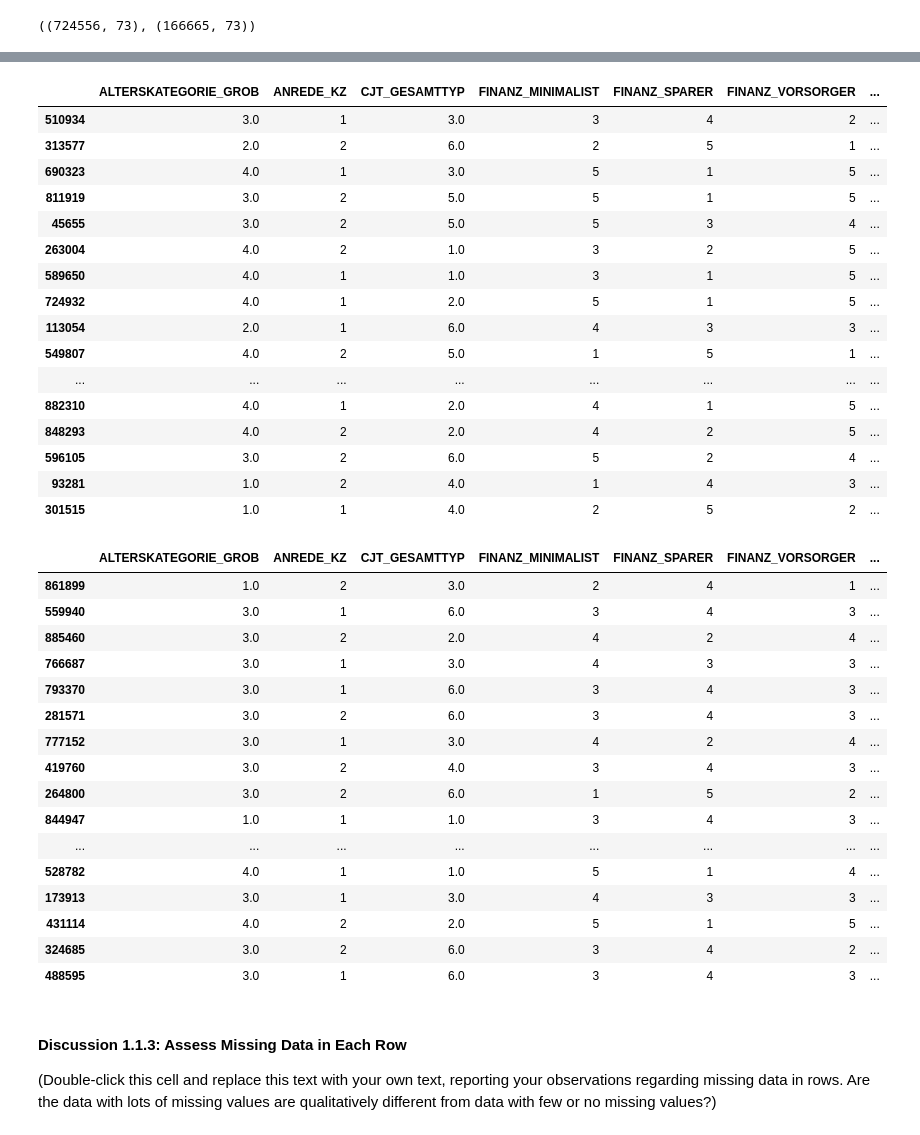
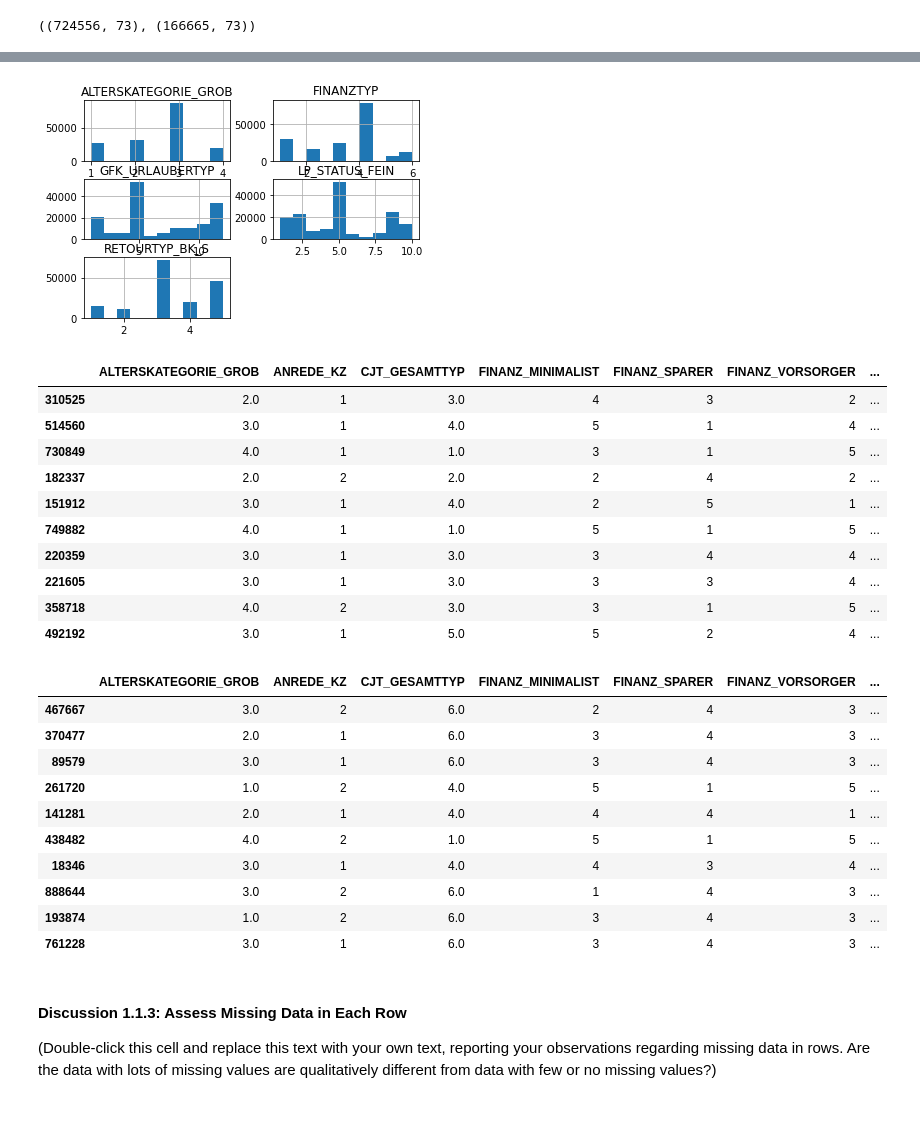
Before and after one commit to GaryLBentley/identify_customer_segments, a Jupyter notebook: Identify_Customer_Segments.ipynb, the cells around one changed output, grey strips where cells are left out. Drawn from its saved outputs; the diff is of its cells as text; code cells hidden in the pictures.

Commit message:
side-by-side plots created

```diff
--- a/Identify_Customer_Segments.ipynb
+++ b/Identify_Customer_Segments.ipynb
@@ -323,46 +340,38 @@ df_more_five[['HEALTH_TYP', 'LP_LEBENSPHASE_FEIN','LP_LEBENSPHASE_GROB','KKK','R
+# %%
+df_more_five[['ALTERSKATEGORIE_GROB', 'FINANZTYP','GFK_URLAUBERTYP','LP_STATUS_FEIN','RETOURTYP_BK_S']].hist();
+# %% [output]
+[figure, added]
 # %%
 # Compare the distribution of values for at least five columns where there are
 # no or few missing values, between the two subsets.
 
-df_less_five.sample(20)
+df_less_five.sample(10)
 # %% [output]
 |  | ALTERSKATEGORIE_GROB | ANREDE_KZ | CJT_GESAMTTYP | FINANZ_MINIMALIST | FINANZ_SPARER | FINANZ_VORSORGER | ... |
-| 510934 | 3.0 | 1 | 3.0 | 3 | 4 | 2 | ... |
-| 313577 | 2.0 | 2 | 6.0 | 2 | 5 | 1 | ... |
-| 690323 | 4.0 | 1 | 3.0 | 5 | 1 | 5 | ... |
-| 811919 | 3.0 | 2 | 5.0 | 5 | 1 | 5 | ... |
-| 45655 | 3.0 | 2 | 5.0 | 5 | 3 | 4 | ... |
-| 263004 | 4.0 | 2 | 1.0 | 3 | 2 | 5 | ... |
-| 589650 | 4.0 | 1 | 1.0 | 3 | 1 | 5 | ... |
-| 724932 | 4.0 | 1 | 2.0 | 5 | 1 | 5 | ... |
-| 113054 | 2.0 | 1 | 6.0 | 4 | 3 | 3 | ... |
-| 549807 | 4.0 | 2 | 5.0 | 1 | 5 | 1 | ... |
-| ... | ... | ... | ... | ... | ... | ... | ... |
-| 882310 | 4.0 | 1 | 2.0 | 4 | 1 | 5 | ... |
-| 848293 | 4.0 | 2 | 2.0 | 4 | 2 | 5 | ... |
-| 596105 | 3.0 | 2 | 6.0 | 5 | 2 | 4 | ... |
-| 93281 | 1.0 | 2 | 4.0 | 1 | 4 | 3 | ... |
-| 301515 | 1.0 | 1 | 4.0 | 2 | 5 | 2 | ... |
+| 310525 | 2.0 | 1 | 3.0 | 4 | 3 | 2 | ... |
+| 514560 | 3.0 | 1 | 4.0 | 5 | 1 | 4 | ... |
+| 730849 | 4.0 | 1 | 1.0 | 3 | 1 | 5 | ... |
+| 182337 | 2.0 | 2 | 2.0 | 2 | 4 | 2 | ... |
+| 151912 | 3.0 | 1 | 4.0 | 2 | 5 | 1 | ... |
+| 749882 | 4.0 | 1 | 1.0 | 5 | 1 | 5 | ... |
+| 220359 | 3.0 | 1 | 3.0 | 3 | 4 | 4 | ... |
+| 221605 | 3.0 | 1 | 3.0 | 3 | 3 | 4 | ... |
+| 358718 | 4.0 | 2 | 3.0 | 3 | 1 | 5 | ... |
+| 492192 | 3.0 | 1 | 5.0 | 5 | 2 | 4 | ... |
 # %%
-df_more_five.sample(20)
+df_more_five.sample(10)
 # %% [output]
 |  | ALTERSKATEGORIE_GROB | ANREDE_KZ | CJT_GESAMTTYP | FINANZ_MINIMALIST | FINANZ_SPARER | FINANZ_VORSORGER | ... |
-| 861899 | 1.0 | 2 | 3.0 | 2 | 4 | 1 | ... |
-| 559940 | 3.0 | 1 | 6.0 | 3 | 4 | 3 | ... |
-| 885460 | 3.0 | 2 | 2.0 | 4 | 2 | 4 | ... |
-| 766687 | 3.0 | 1 | 3.0 | 4 | 3 | 3 | ... |
-| 793370 | 3.0 | 1 | 6.0 | 3 | 4 | 3 | ... |
-| 281571 | 3.0 | 2 | 6.0 | 3 | 4 | 3 | ... |
-| 777152 | 3.0 | 1 | 3.0 | 4 | 2 | 4 | ... |
-| 419760 | 3.0 | 2 | 4.0 | 3 | 4 | 3 | ... |
-| 264800 | 3.0 | 2 | 6.0 | 1 | 5 | 2 | ... |
-| 844947 | 1.0 | 1 | 1.0 | 3 | 4 | 3 | ... |
-| ... | ... | ... | ... | ... | ... | ... | ... |
-| 528782 | 4.0 | 1 | 1.0 | 5 | 1 | 4 | ... |
-| 173913 | 3.0 | 1 | 3.0 | 4 | 3 | 3 | ... |
-| 431114 | 4.0 | 2 | 2.0 | 5 | 1 | 5 | ... |
-| 324685 | 3.0 | 2 | 6.0 | 3 | 4 | 2 | ... |
-| 488595 | 3.0 | 1 | 6.0 | 3 | 4 | 3 | ... |
+| 467667 | 3.0 | 2 | 6.0 | 2 | 4 | 3 | ... |
+| 370477 | 2.0 | 1 | 6.0 | 3 | 4 | 3 | ... |
+| 89579 | 3.0 | 1 | 6.0 | 3 | 4 | 3 | ... |
+| 261720 | 1.0 | 2 | 4.0 | 5 | 1 | 5 | ... |
+| 141281 | 2.0 | 1 | 4.0 | 4 | 4 | 1 | ... |
+| 438482 | 4.0 | 2 | 1.0 | 5 | 1 | 5 | ... |
+| 18346 | 3.0 | 1 | 4.0 | 4 | 3 | 4 | ... |
+| 888644 | 3.0 | 2 | 6.0 | 1 | 4 | 3 | ... |
+| 193874 | 1.0 | 2 | 6.0 | 3 | 4 | 3 | ... |
+| 761228 | 3.0 | 1 | 6.0 | 3 | 4 | 3 | ... |
 # %% [markdown]
 #### Discussion 1.1.3: Assess Missing Data in Each Row
 
```
Also changed, not shown: parts of 3 cells of this notebook.
